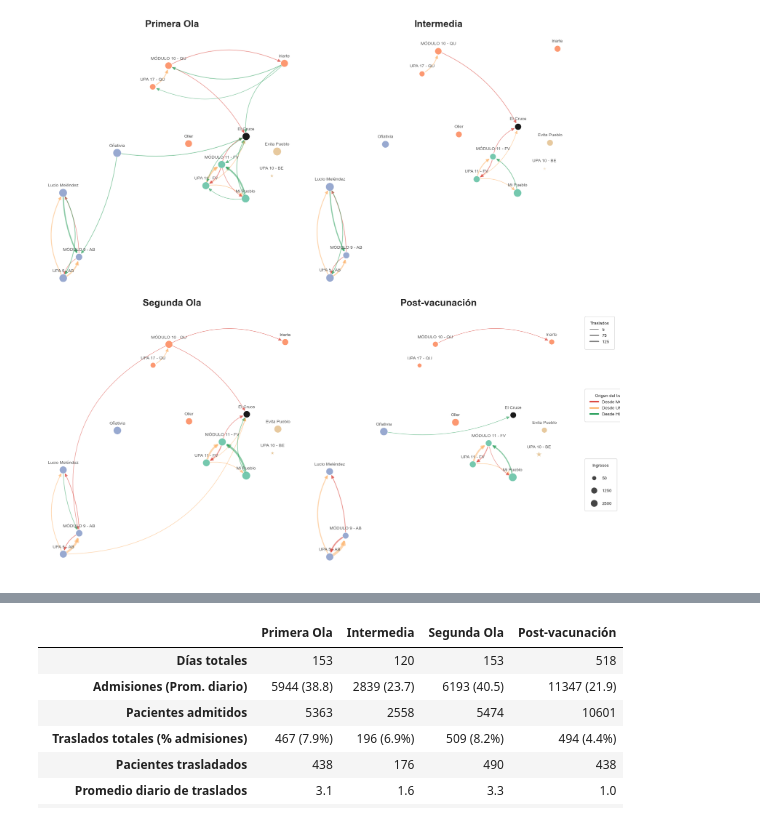
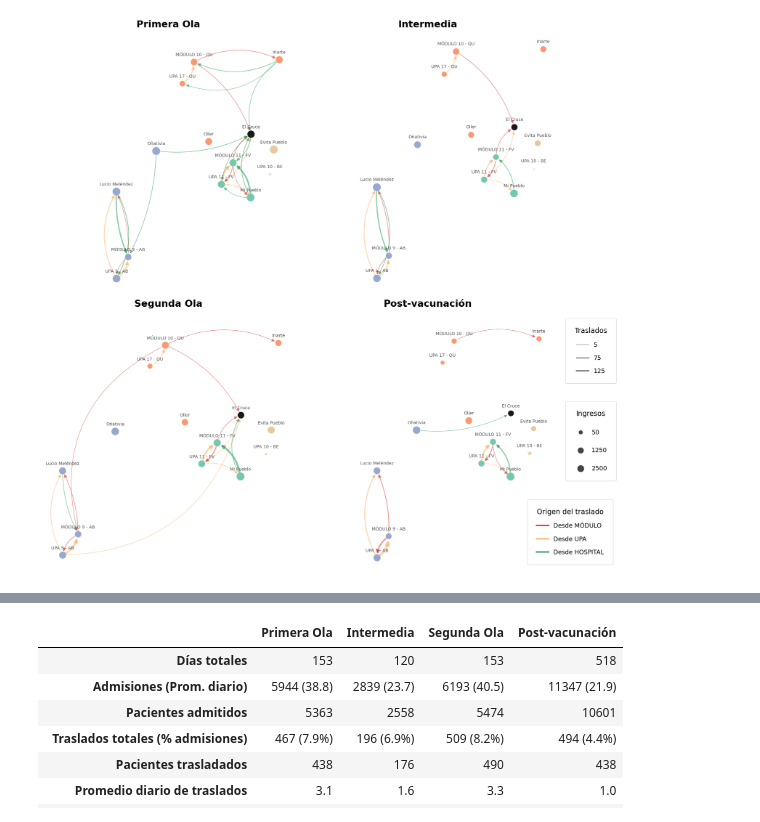
Before and after one commit to micagonzdark/RedesHospitales, a Jupyter notebook: notebooks/05_JAIIO_backup.ipynb, the cells around one changed output, grey strips where cells are left out. Saved outputs shown, nothing was run; the diff lists cells and outputs as text; code cells hidden in the pictures.

```diff
--- a/notebooks/05_JAIIO_backup.ipynb
+++ b/notebooks/05_JAIIO_backup.ipynb
@@ -418,40 +418,108 @@ lineas_volumen = [
 lineas_colores = [
     mlines.Line2D([], [], color='#d73027', lw=3, label='Desde MÓDULO'),
     mlines.Line2D([], [], color='#fdae61', lw=3, label='Desde UPA'),
     mlines.Line2D([], [], color='#1a9850', lw=3, label='Desde HOSPITAL')
 ]
 
 # # --- Referencias de Ingresos (Tamaño de Nodo) ---
 # i_min_leg = 10
 # i_max_leg = int(i_max_encontrado)
 # i_med_leg = int(((np.sqrt(i_min_leg) + np.sqrt(i_max_leg)) / 2) ** 2)
 
 nodos_ingresos = [
     mlines.Line2D([], [], color='white', marker='o', markerfacecolor='#444444',
                   markersize=calc_markersize(i_min_leg), label=f'{i_min_leg}'),
     mlines.Line2D([], [], color='white', marker='o', markerfacecolor='#444444',
                   markersize=calc_markersize(i_med_leg), label=f'{i_med_leg}'),
     mlines.Line2D([], [], color='white', marker='o', markerfacecolor='#444444',
                   markersize=calc_markersize(i_max_leg), label=f'{i_max_leg}')
 ]
 
 # 3. Agregamos las leyendas al eje usando bbox_to_anchor para que floten a la derecha
-leg1 = ax_ref.legend(handles=lineas_volumen, title="Traslados",
-                     loc='upper left', bbox_to_anchor=(1.05, 1), frameon=True, borderpad=1.2)
+# 3. Agregamos las leyendas al eje usando bbox_to_anchor para que floten a la derecha
+# Agregamos fontsize y title_fontsize para hacerlas más grandes.
+# Ajustamos un poco la posición en Y (el segundo valor de bbox_to_anchor) para que no choquen.
+
+leg1 = ax_ref.legend(
+    handles=lineas_volumen,
+    title="Traslados",
+    loc='upper left',
+    bbox_to_anchor=(1.03, 1.0), # Bien arriba
+    frameon=True,
+    borderpad=1.5,
+    fontsize=14,           # Tamaño de las etiquetas
+    title_fontsize=16,     # Tamaño del título
+    labelspacing=1.2
+)
 ax_ref.add_artist(leg1)
 
-leg2 = ax_ref.legend(handles=lineas_colores, title="Origen del traslado",
-                     loc='upper left', bbox_to_anchor=(1.05, 0.72), frameon=True, borderpad=1.2)
+leg2 = ax_ref.legend(
+    handles=lineas_colores,
+    title="Origen del traslado",
+    loc='upper left',
+    bbox_to_anchor=(0.88, 0.30), # Un poco más abajo para darle aire a la primera
+    frameon=True,
+    borderpad=1.5,
+    fontsize=14,           # Tamaño de las etiquetas
+    title_fontsize=16,     # Tamaño del título
+    labelspacing=1.2
+)
 ax_ref.add_artist(leg2)
 
-leg3 = ax_ref.legend(handles=nodos_ingresos, title="Ingresos",
-                     loc='upper left', bbox_to_anchor=(1.05, 0.45), frameon=True, borderpad=1.2, labelspacing=2)
+leg3 = ax_ref.legend(
+    handles=nodos_ingresos,
+    title="Ingresos",
+    loc='upper left',
+    bbox_to_anchor=(1.03, 0.68), # Un poco más abajo para darle aire a la segunda
+    frameon=True,
+    borderpad=1.5,
+    fontsize=14,           # Tamaño de las etiquetas
+    title_fontsize=16,     # Tamaño del título
+    labelspacing=2
+)
+# 4. AJUSTE FINAL DE LA FIGURA
+plt.tight_layout(rect=[0, 0, 0.85, 1]) # El 0.85 deja el 15% derecho libre para las leyendas
+import os
 
 # 4. AJUSTE FINAL DE LA FIGURA
 plt.tight_layout(rect=[0, 0, 0.85, 1]) # El 0.85 deja el 15% derecho libre para las leyendas
+
+# ==========================================
+# 8. EXPORTACIÓN DE ALTA CALIDAD
+# ==========================================
+# Definir y crear la ruta de salida
+ruta_salida = "results/outputs/red"
+os.makedirs(ruta_salida, exist_ok=True)
+
+# Le ponemos un nombre descriptivo al archivo
+nombre_archivo = f"{ruta_salida}/grilla_traslados_periodos"
+
+# 1. Exportar como PNG (300 dpi para alta resolución)
+plt.savefig(
+    f"{nombre_archivo}.png",
+    dpi=300,
+    bbox_inches="tight",
+    facecolor="white"
+)
+
+# 2. Exportar como SVG (Vectorial)
+plt.savefig(
+    f"{nombre_archivo}.svg",
+    format="svg",
+    bbox_inches="tight"
+)
+
+# 3. Exportar como PDF (Vectorial)
+plt.savefig(
+    f"{nombre_archivo}.pdf",
+    format="pdf",
+    bbox_inches="tight"
+)
+
+# Finalmente, mostrar el gráfico
 plt.show()
 # %% [output]
-[figure, old version]
+[figure, new version]
 # %%
 # ==========================================
 # 1. CARGA DE DATOS Y LIMPIEZA. NOMENCLATURAS Y FECHAS
```
Also changed, not shown: parts of 3 cells of this notebook, 2 other files.
